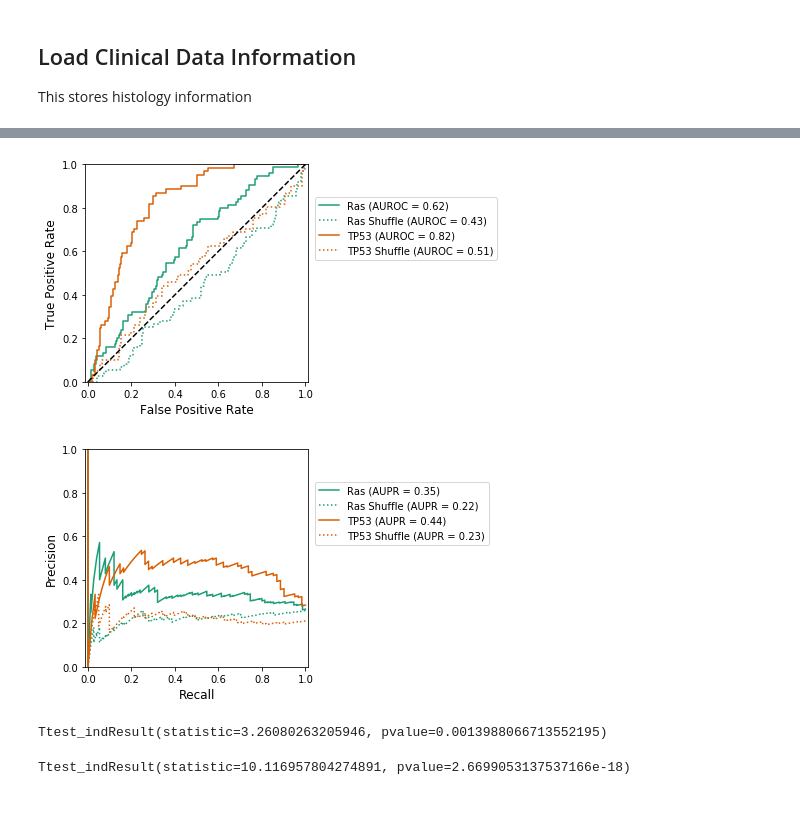
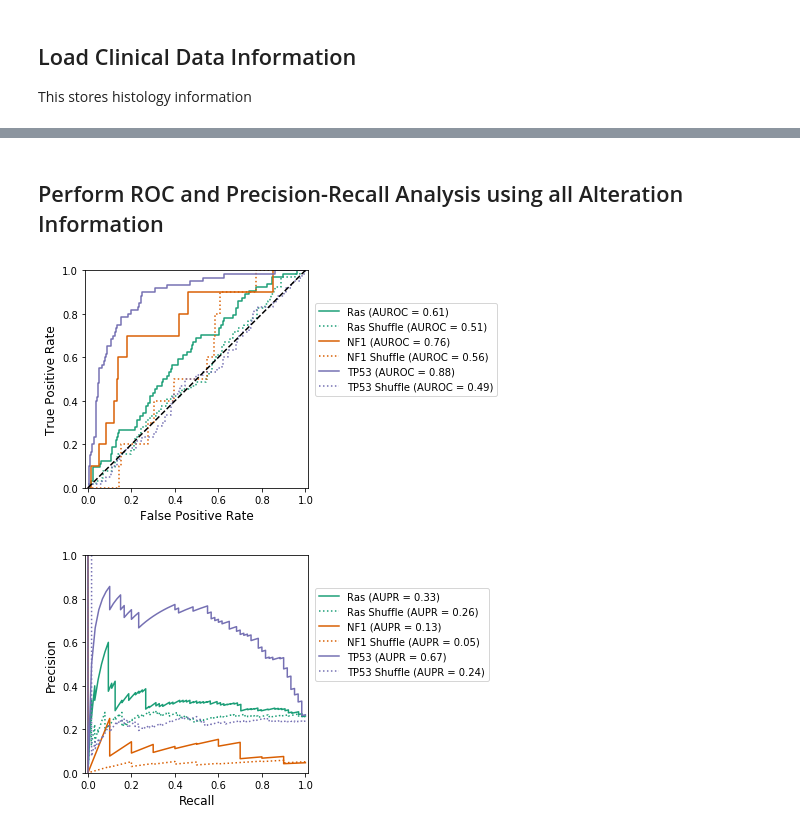
Before and after one commit to marislab/pdx-classification, a Jupyter notebook: 2A.evaluate-classifier-pdx.ipynb, the cells around one changed output, grey strips where cells are left out. Drawn from its saved outputs; the diff is of its cells as text; code cells hidden in the pictures.

```diff
--- a/2A.evaluate-classifier-pdx.ipynb
+++ b/2A.evaluate-classifier-pdx.ipynb
@@ -235,5 +284,7 @@ scores_df.head(2)
+# %% [markdown]
+## Perform ROC and Precision-Recall Analysis using all Alteration Information
 # %%
-n_classes = 2
+n_classes = 3
 
 fpr_pdx = {}
 tpr_pdx = {}
@@ -250,9 +301,9 @@ auroc_shuff = {}
 aupr_shuff = {}
 
 idx = 0
-for status, score, shuff in zip(('ras_status', 'tp53_status'),
-                                ('ras_score', 'tp53_score'),
-                                ('ras_shuffle', 'tp53_shuffle')):
+for status, score, shuff in zip(('ras_status', 'nf1_status', 'tp53_status'),
+                                ('ras_score', 'nf1_score', 'tp53_score'),
+                                ('ras_shuffle', 'nf1_shuffle', 'tp53_shuffle')):
 
     # Obtain Metrics
     sample_status = scores_df.loc[:, status]
@@ -279,8 +330,8 @@ if not os.path.exists('figures'):
 # Visualize ROC curves
 plt.subplots(figsize=(4, 4))
 
-labels = ['Ras', 'TP53']
-colors = ['#1b9e77', '#d95f02']
+labels = ['Ras', 'NF1', 'TP53']
+colors = ['#1b9e77', '#d95f02', '#7570b3']
 
 for i in range(n_classes):
     plt.plot(fpr_pdx[i], tpr_pdx[i],
@@ -309,57 +360,41 @@ lgd = plt.legend(bbox_to_anchor=(1.03, 0.85),
                  borderaxespad=0.,
                  fontsize=10)
 
-file = os.path.join('figures', 'pdx_classifier_roc_curve.pdf')
-#plt.savefig(file, bbox_extra_artists=(lgd,), bbox_inches='tight')
+file = os.path.join('figures', 'classifier_roc_curve.pdf')
+plt.savefig(file, bbox_extra_artists=(lgd,), bbox_inches='tight')
 # %% [output]
-[figure, old version]
+[figure, new version]
 # %%
 # Visualize PR curves
 plt.subplots(figsize=(4, 4))
 
 for i in range(n_classes):
     plt.plot(recall_pdx[i], precision_pdx[i],
              label='{} (AUPR = {})'.format(labels[i], round(aupr_pdx[i], 2)),
              linestyle='solid',
              color=colors[i])
 
     # Shuffled Data
     plt.plot(recall_shuff[i], precision_shuff[i],
              label='{} Shuffle (AUPR = {})'.format(labels[i], round(aupr_shuff[i], 2)),
              linestyle='dotted',
              color=colors[i])
 
 plt.axis('equal')
 plt.xlim([0.0, 1.0])
 plt.ylim([0.0, 1.0])
 
 plt.xlabel('Recall', fontsize=12)
 plt.ylabel('Precision', fontsize=12)
 
 plt.tick_params(labelsize=10)
 
 lgd = plt.legend(bbox_to_anchor=(1.03, 0.85),
                  loc=2,
                  borderaxespad=0.,
                  fontsize=10)
 
-file = os.path.join('figures', 'pdx_classifier_precision_recall_curve.pdf')
-#plt.savefig(file, bbox_extra_artists=(lgd,), bbox_inches='tight')
+file = os.path.join('figures', 'classifier_precision_recall_curve.pdf')
+plt.savefig(file, bbox_extra_artists=(lgd,), bbox_inches='tight')
 # %% [output]
-[figure, old version]
+[figure, new version]
-# %%
-# Output t-test results
-t_results_ras = ttest_ind(a = scores_df.query('ras_status == 1').loc[:, 'ras_score'],
-                          b = scores_df.query('ras_status == 0').loc[:, 'ras_score'],
-                          equal_var = False)
-t_results_ras
-# %% [output]
-Ttest_indResult(statistic=3.26080263205946, pvalue=0.0013988066713552195)
-# %%
-# Output t-test results
-t_results_tp53 = ttest_ind(a = scores_df.query('tp53_status == 1').loc[:, 'tp53_score'],
-                          b = scores_df.query('tp53_status == 0').loc[:, 'tp53_score'],
-                          equal_var = False)
-t_results_tp53
-# %% [output]
-Ttest_indResult(statistic=10.116957804274891, pvalue=2.6699053137537166e-18)
```
Also changed, not shown: parts of 47 cells of this notebook, 2 other files.
